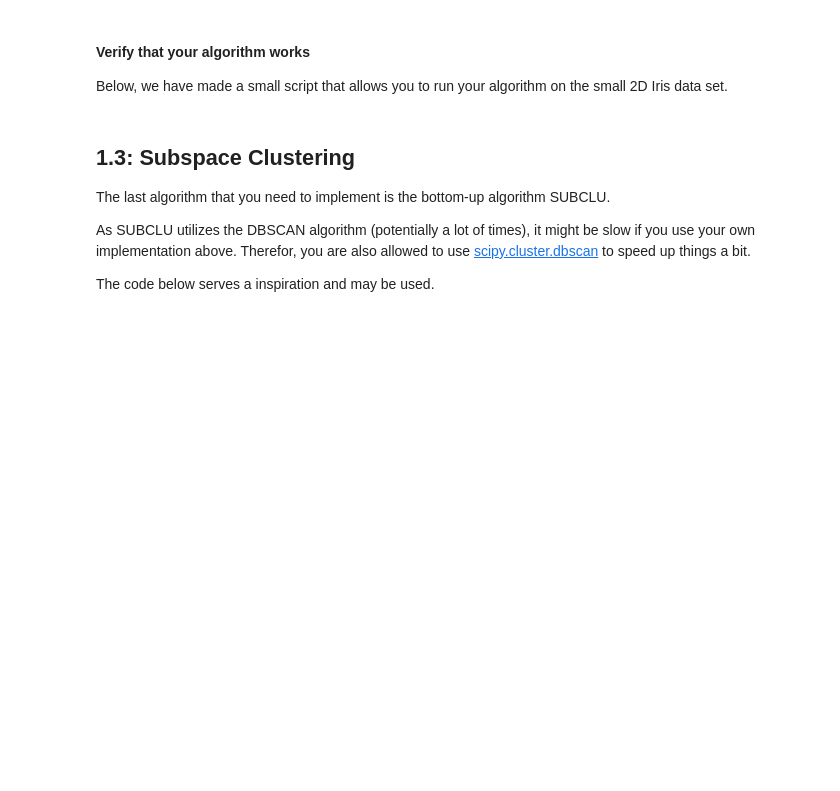
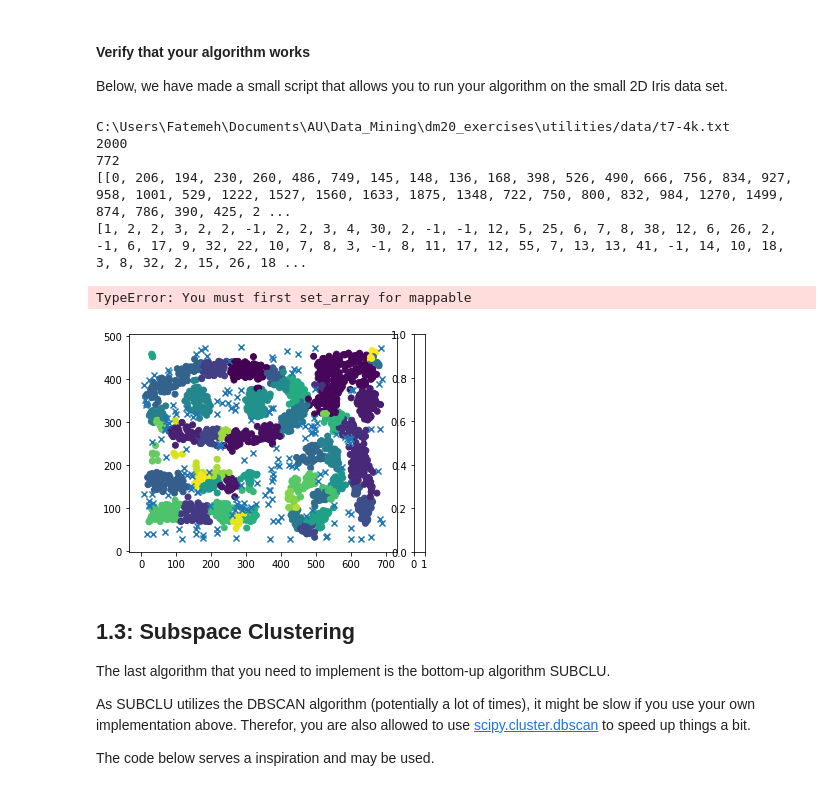
Before and after one commit to fatemehzardbani/DataMining, a Jupyter notebook: handins/HandIn-1.ipynb, the cells around one changed output. Saved outputs shown, nothing was run; the diff lists cells and outputs as text; code cells hidden in the pictures; blank space fills up the shorter version.

```diff
--- a/handins/HandIn-1.ipynb
+++ b/handins/HandIn-1.ipynb
@@ -222,24 +328,34 @@ Below, we have made a small script that allows you to run your algorithm on the
 # %%
 # Test clustering on iris_PC data and density-based data
 slow = True
 if slow:
     X, _ = load_t7()
-    n, _ = X.shape
+    n, d = X.shape
     np.random.seed(0)
     X = X[np.random.permutation(n)]
     X = X[:2000]
-    h = 3.25
-    clustering = gaussian_dbscan(X, e=0.0001, xi=0.4, h=h)
+    h = 3.5
+    clustering = gaussian_dbscan(X, e=2e-10, xi=0.8/(n*h**d), h=h)
 else:
     X, _ = load_iris_PC()
+    n, d = X.shape
     h = 0.7
-    clustering = gaussian_dbscan(X, 0.2, 12., h)
+    clustering = gaussian_dbscan(X, e=0.2,    xi=12./(n*h**d), h=h)
 
+clustering = np.array(clustering)
 fig, ax = plt.subplots(1, 1)
 sc = ax.scatter(*(X[clustering >= 0].T), c=clustering[clustering>=0])
 sc = ax.scatter(*(X[clustering < 0].T), marker='x')
 plt.colorbar(sc)
 plt.show()
+# %% [output]
+C:\Users\Fatemeh\Documents\AU\Data_Mining\dm20_exercises\utilities/data/t7-4k.txt
+2000
+772
+[[0, 206, 194, 230, 260, 486, 749, 145, 148, 136, 168, 398, 526, 490, 666, 756, 834, 927, 958, 1001, 529, 1222, 1527, 1560, 1633, 1875, 1348, 722, 750, 800, 832, 984, 1270, 1499, 874, 786, 390, 425, 2 ...
+[1, 2, 2, 3, 2, 2, -1, 2, 2, 3, 4, 30, 2, -1, -1, 12, 5, 25, 6, 7, 8, 38, 12, 6, 26, 2, -1, 6, 17, 9, 32, 22, 10, 7, 8, 3, -1, 8, 11, 17, 12, 55, 7, 13, 13, 41, -1, 14, 10, 18, 3, 8, 32, 2, 15, 26, 18 ...
+TypeError: You must first set_array for mappable
+[figure, added]
 # %% [markdown]
 ## 1.3: Subspace Clustering
 The last algorithm that you need to implement is the bottom-up algorithm SUBCLU.
```
Also changed, not shown: parts of 14 cells of this notebook, 23 other files.
